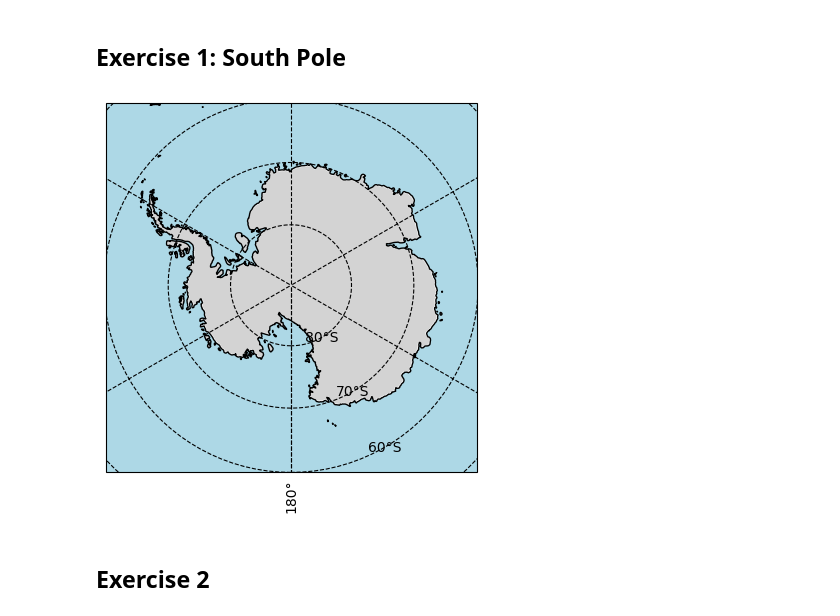
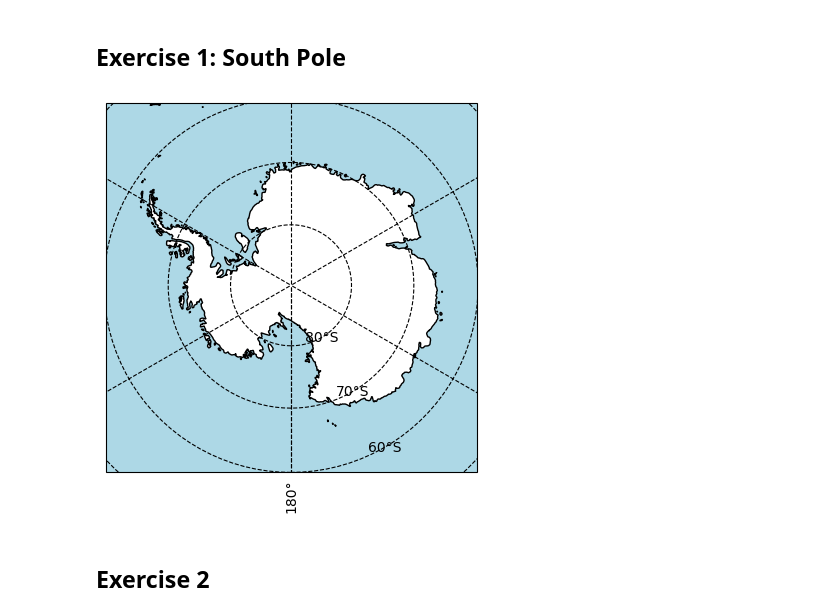
Before and after one commit to nomondemabaso158-lgtm/MBSZIB002_SAMOS-CORE3, a Jupyter notebook: E3/E3.ipynb, the cells around one changed output. Drawn from its saved outputs; the diff is of its cells as text; code cells hidden in the pictures.

```diff
--- a/E3/E3.ipynb
+++ b/E3/E3.ipynb
@@ -20,18 +20,18 @@ import cartopy.io.img_tiles as cimgt
 # %%
 plt.figure()
 ax = plt.axes(projection=ccrs.SouthPolarStereo())
 ax.coastlines()
-ax.add_feature(cfeature.LAND, facecolor='lightgray')
+ax.add_feature(cfeature.LAND, facecolor='white')
 ax.add_feature(cfeature.OCEAN, facecolor='lightblue')
 
 # Limit the map to 60°S and southwards
 ax.set_extent([-180, 180, -90, -60], crs=ccrs.PlateCarree())
 # Add gridlines
 gl = ax.gridlines(draw_labels=True, linestyle='--', color= 'black')
 gl.top_labels = False
 gl.right_labels = False
 # %% [output]
-[figure, old version]
+[figure, new version]
 # %% [markdown]
 ## Exercise 2
 # %%
```
